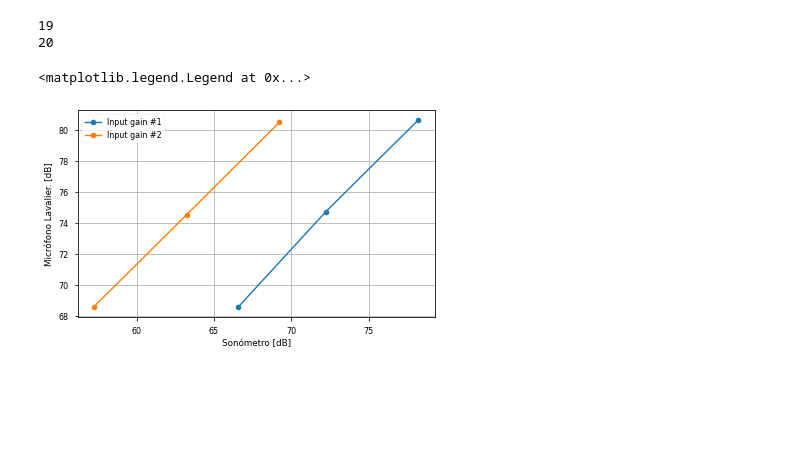
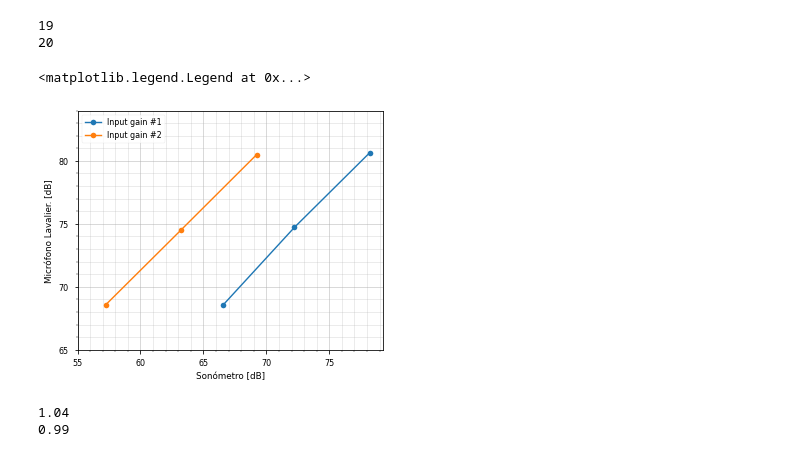
Before and after one commit to TheHawz/Quick-Scan, a Jupyter notebook: research/Sound tests.ipynb, the cells around one changed output. Saved outputs shown, nothing was run; the diff lists cells and outputs as text; code cells hidden in the pictures; blank space fills up the shorter version.

```diff
--- a/research/Sound tests.ipynb
+++ b/research/Sound tests.ipynb
@@ -211,22 +211,46 @@ import matplotlib.pyplot as plt
 # seaborn paper
 plt.style.use('seaborn-paper')
 # %%
+# First X values, then Y values
 ref = [[80.65, 74.72, 68.54], [68.57, 74.53, 80.49]]
 rec = [[78.21, 72.23, 66.55], [57.24, 63.24, 69.22]]
 
 
 fig, ax = plt.subplots()
 
 ax.plot(rec[0], ref[0], 'o-', label='Input gain #1')
 ax.plot(rec[1], ref[1], 'o-', label='Input gain #2')
 
 # ax.set_title('Minimum time of recording for different maximum Normalized Random Errors')
 ax.set_xlabel(r'Sonómetro [dB]')
 ax.set_ylabel(r'Micrófono Lavalier. [dB]')
+
+ax.set_xticks(range(55, 80, 5))
+ax.set_yticks(range(65, 85, 5))
+ax.set_xticks(range(55, 80, 1), minor = True)
+ax.set_yticks(range(65, 85, 1), minor = True)
+
+ax.grid(which='both')
+ax.grid(which='minor', alpha=0.3)
+ax.grid(which='major', alpha=0.6)
+
 ax.set_aspect('equal', adjustable='box')
-ax.grid()
 
-plt.legend()
+plt.legend(loc='upper left')
 # %% [output]
 <matplotlib.legend.Legend at 0x...>
-[figure, old version]
+[figure, new version]
+# %%
+# stp: steepness
+# stp = (y_2 - y_1)/(x_2 - x_1)
+
+# for each input gain
+for index in range(2):
+    # calculate steepness => linearity
+    s1 = abs(ref[index][0]-ref[index][-1])
+    s2 = abs(rec[index][0]-rec[index][-1])
+
+    print(round(s1/s2, 2))
+# %% [output]
+1.04
+0.99
```
Also changed, not shown: 1 other file.
